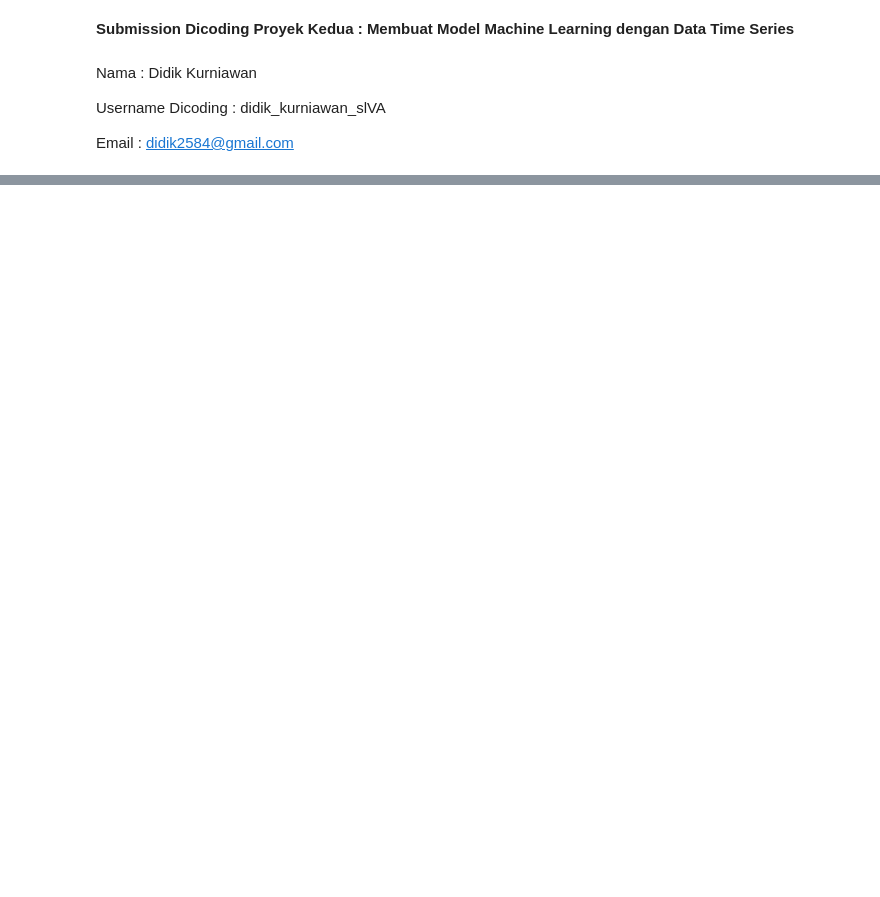
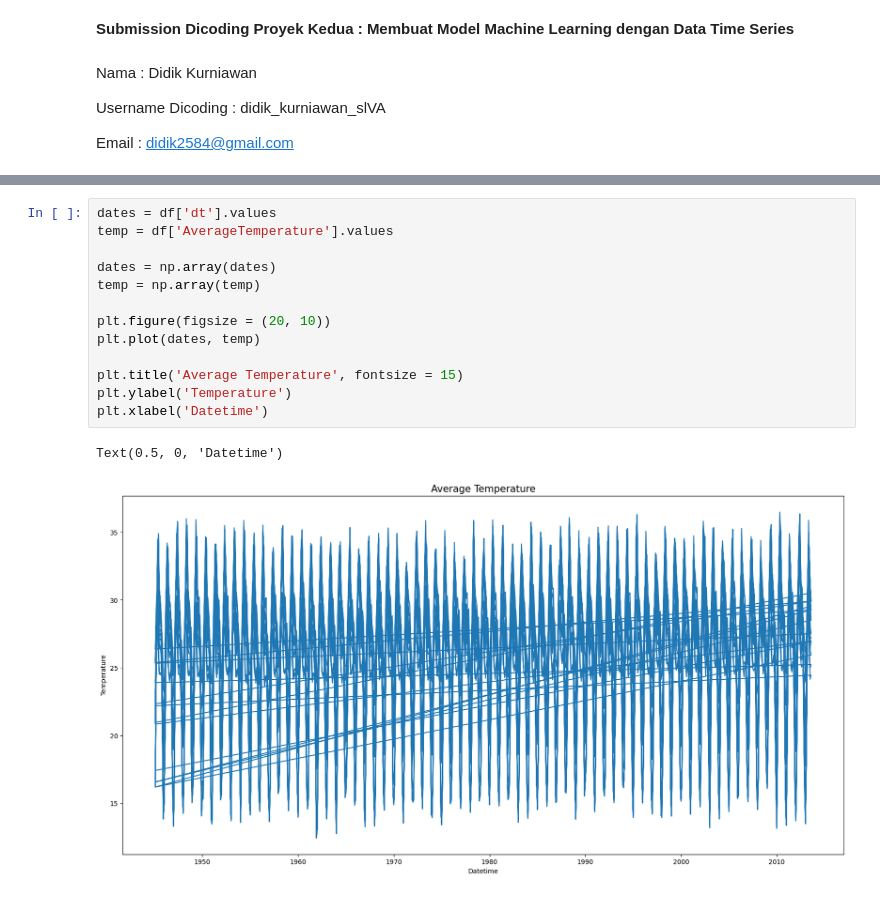
Before and after one commit to Didikkurniawan3/Membuat-Model-Machine-Learning-dengan-Data-Time-Series, a Jupyter notebook: Submission_Dicoding_Proyek_Kedua_Membuat_Model_Machine_Learning_dengan_Data_Time_Series.ipynb, the cells around one changed output, grey strips where cells are left out. Drawn from its saved outputs; the diff is of its cells as text; blank space fills up the shorter version.

```diff
--- a/Submission_Dicoding_Proyek_Kedua_Membuat_Model_Machine_Learning_dengan_Data_Time_Series.ipynb
+++ b/Submission_Dicoding_Proyek_Kedua_Membuat_Model_Machine_Learning_dengan_Data_Time_Series.ipynb
@@ -273,0 +130,16 @@ plt.show()
+# %%
+dates = df['dt'].values
+temp = df['AverageTemperature'].values
+
+dates = np.array(dates)
+temp = np.array(temp)
+
+plt.figure(figsize = (20, 10))
+plt.plot(dates, temp)
+
+plt.title('Average Temperature', fontsize = 15)
+plt.ylabel('Temperature')
+plt.xlabel('Datetime')
+# %% [output]
+Text(0.5, 0, 'Datetime')
+[figure, added]
```
Also changed, not shown: parts of 56 cells of this notebook, 1 other file.
